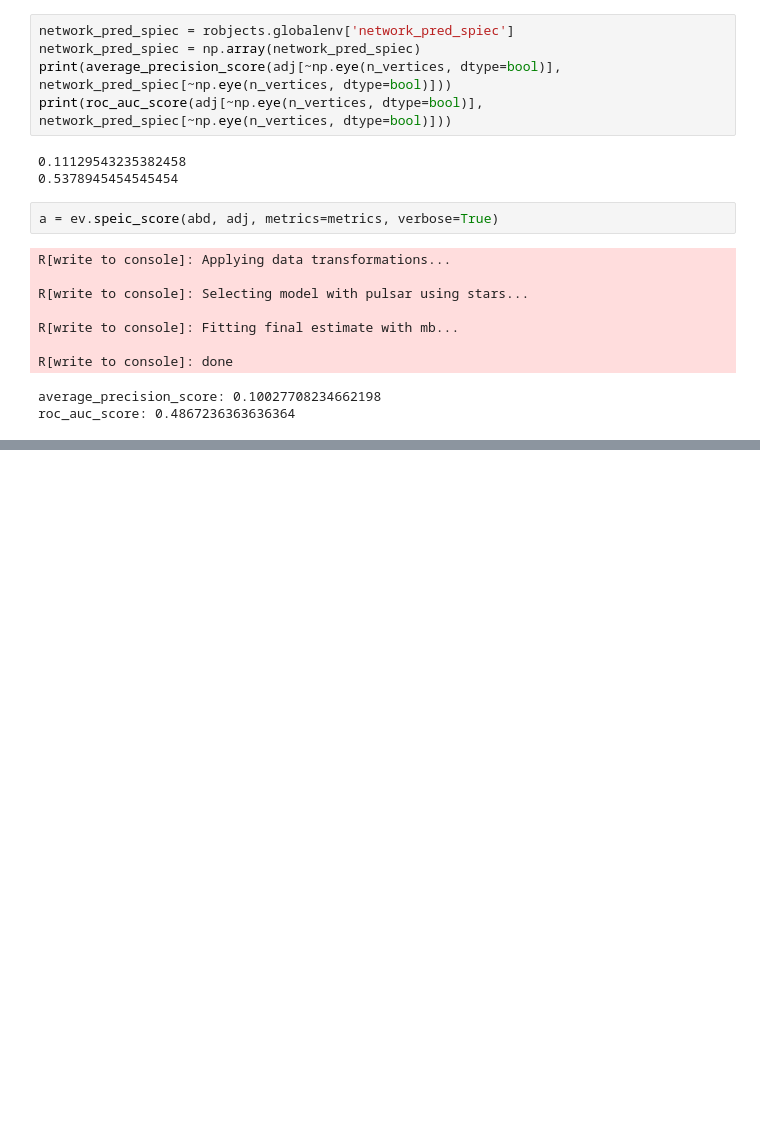
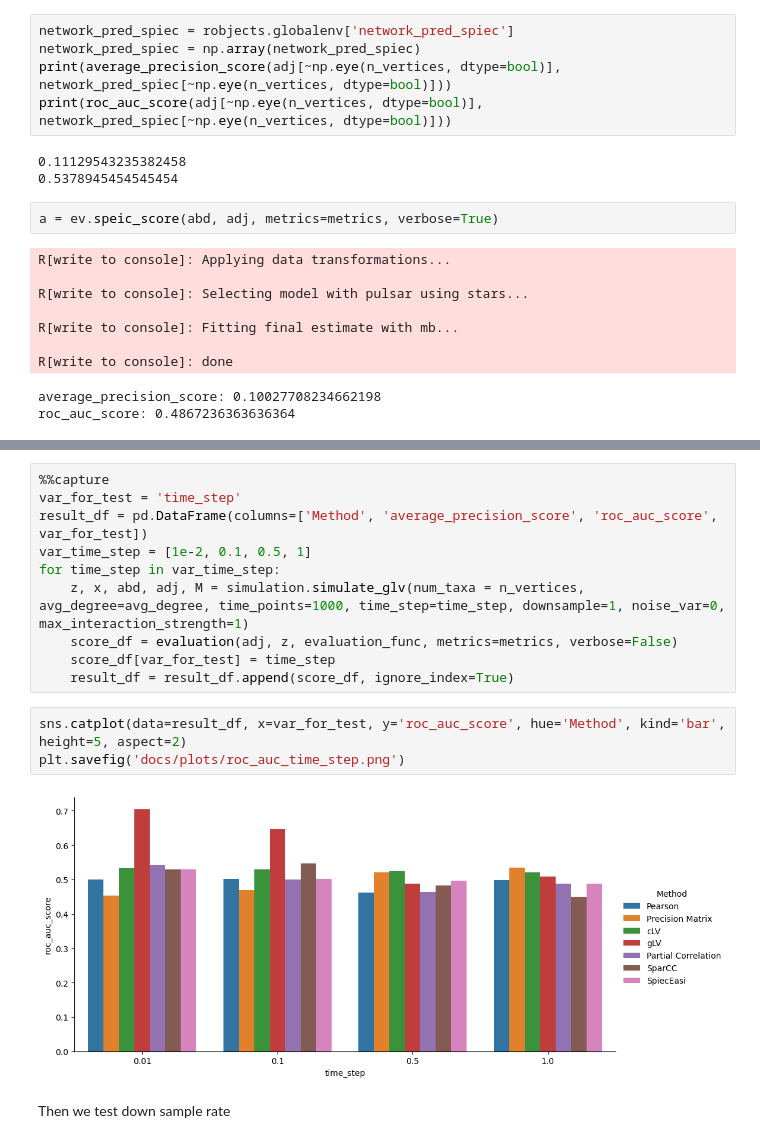
Before and after one commit to tianqitang1/microbial_network_explore, a Jupyter notebook: docs/evaluation_report.ipynb, the cells around one changed output, grey strips where cells are left out. Cells and saved outputs as stored; diff of their text form; blank space fills up the shorter version.

```diff
--- a/docs/evaluation_report.ipynb
+++ b/docs/evaluation_report.ipynb
@@ -332,0 +316,17 @@ TtestResult(statistic=3.5637258011527617, pvalue=0.0008266584042734103, df=49)
+# %%
+%%capture
+var_for_test = 'time_step'
+result_df = pd.DataFrame(columns=['Method', 'average_precision_score', 'roc_auc_score', var_for_test])
+var_time_step = [1e-2, 0.1, 0.5, 1]
+for time_step in var_time_step:
+    z, x, abd, adj, M = simulation.simulate_glv(num_taxa = n_vertices, avg_degree=avg_degree, time_points=1000, time_step=time_step, downsample=1, noise_var=0, max_interaction_strength=1)
+    score_df = evaluation(adj, z, evaluation_func, metrics=metrics, verbose=False)
+    score_df[var_for_test] = time_step
+    result_df = result_df.append(score_df, ignore_index=True)
+# %%
+sns.catplot(data=result_df, x=var_for_test, y='roc_auc_score', hue='Method', kind='bar', height=5, aspect=2)
+plt.savefig('docs/plots/roc_auc_time_step.png')
+# %% [output]
+[figure, added]
+# %% [markdown]
+Then we test down sample rate
```
Also changed, not shown: parts of 35 cells of this notebook, 14 other files.
